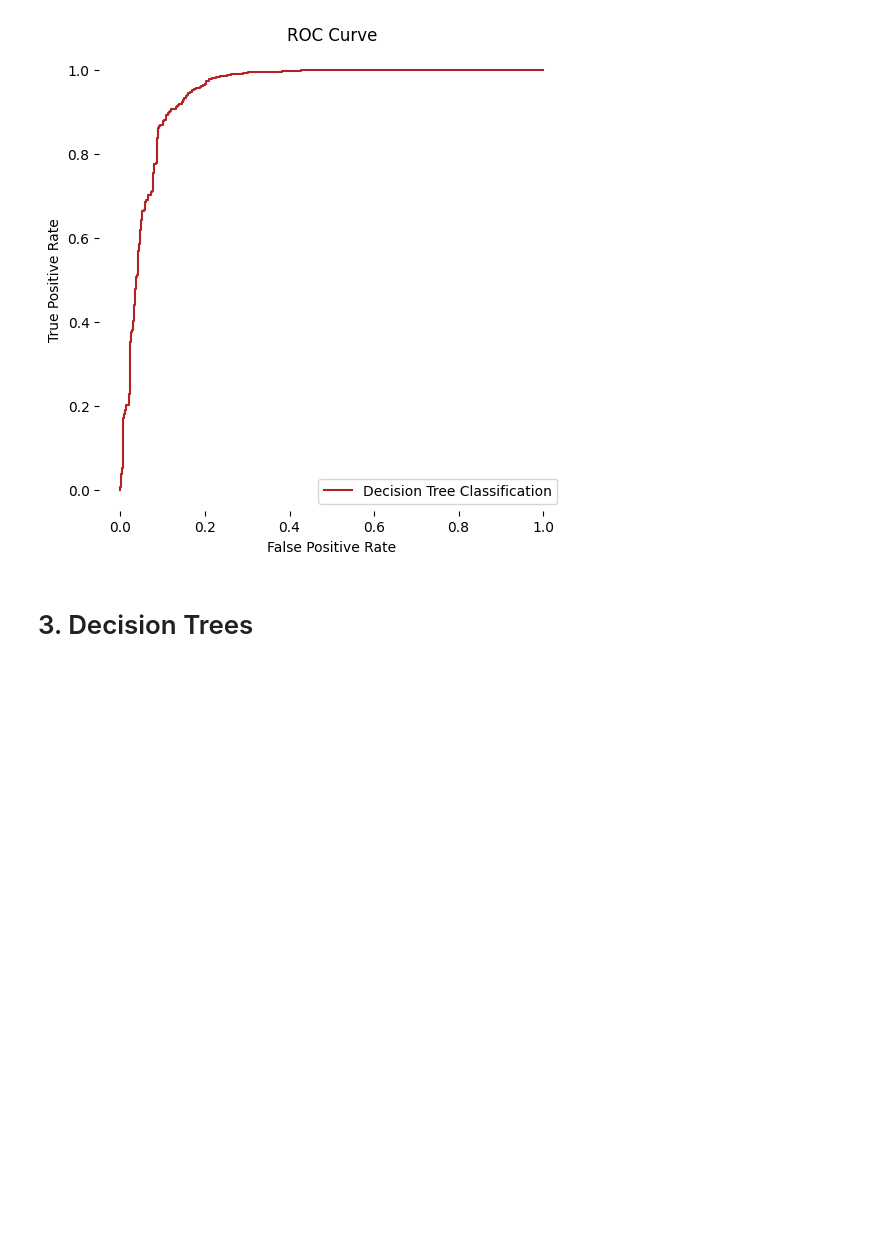
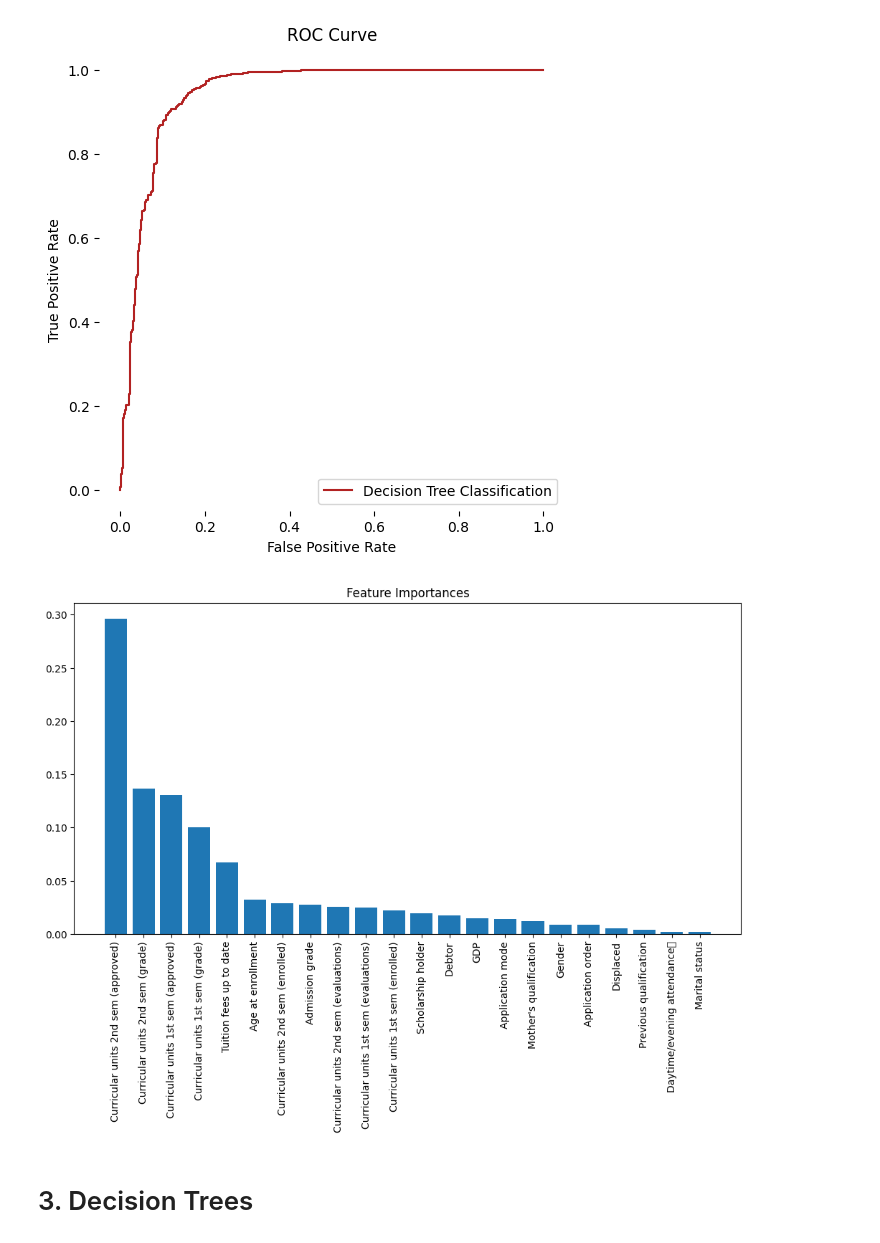
Before and after one commit to hannah127/EduPredictors, a Jupyter notebook: notebooks/Evaluation.ipynb, the cells around one changed output. Drawn from its saved outputs; the diff is of its cells as text; code cells hidden in the pictures; blank space fills up the shorter version.

Commit message:
add new model

```diff
--- a/notebooks/Evaluation.ipynb
+++ b/notebooks/Evaluation.ipynb
@@ -212,6 +212,18 @@ ax.legend()
 # %% [output]
 <matplotlib.legend.Legend at 0x...>
 [figure]
+# %%
+feature_importances = model_rf_tuned.feature_importances_
+features = df_filtered.columns[:-1]
+
+indices = np.argsort(feature_importances)[::-1]
+plt.figure(figsize=(12, 6))
+plt.title("Feature Importances")
+plt.bar(range(len(features)), feature_importances[indices])
+plt.xticks(range(len(features)), features[indices], rotation=90)
+plt.show()
+# %% [output]
+[figure, added]
 # %% [markdown]
 # 3. Decision Trees
 # %% [markdown]
```
Also changed, not shown: 5 other files.
